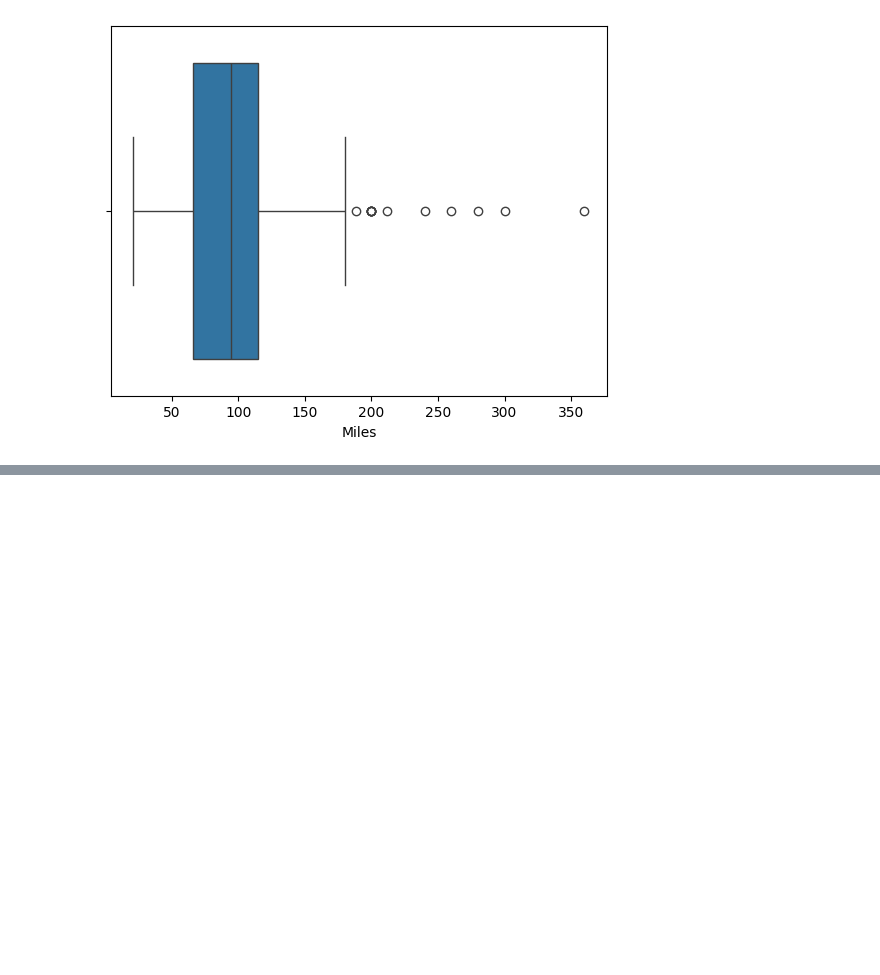
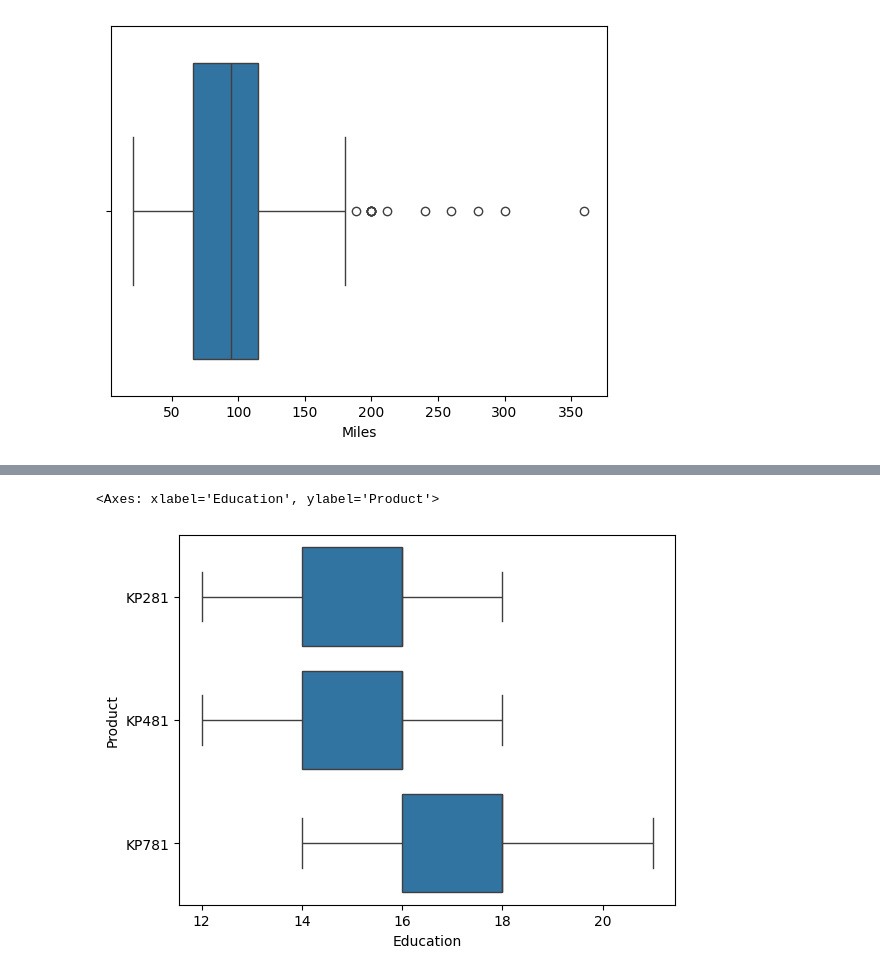
Before and after one commit to 2k4sm/aerofitAnalysis, a Jupyter notebook: aerofit_analysis.ipynb, the cells around one changed output, grey strips where cells are left out. Cells and saved outputs as stored; diff of their text form; code cells hidden in the pictures; blank space fills up the shorter version.

```diff
--- a/aerofit_analysis.ipynb
+++ b/aerofit_analysis.ipynb
@@ -327,0 +347,5 @@ sns.boxplot(data=df, x="Miles")
+# %%
+sns.boxplot(data=df,x="Education", y="Product")
+# %% [output]
+<Axes: xlabel='Education', ylabel='Product'>
+[figure, added]
```
Also changed, not shown: parts of 34 cells of this notebook.
